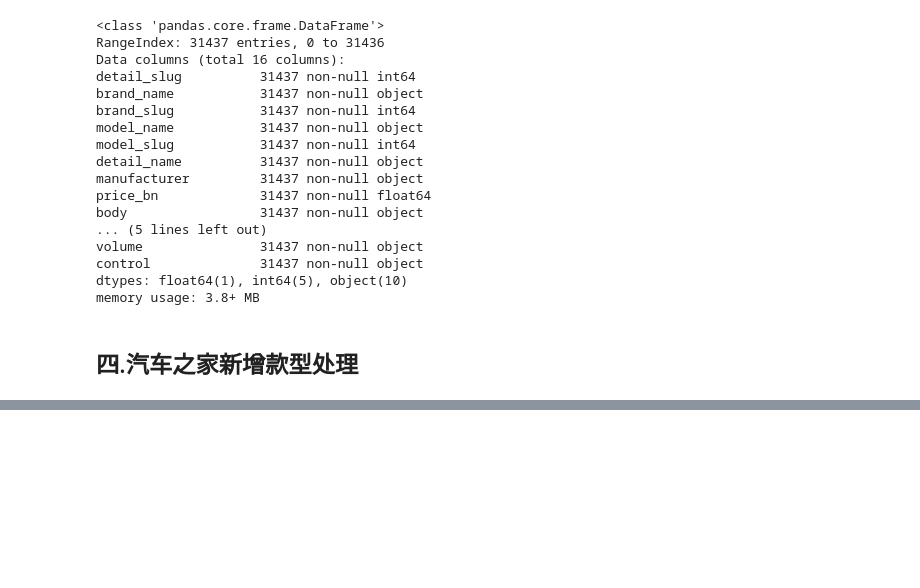
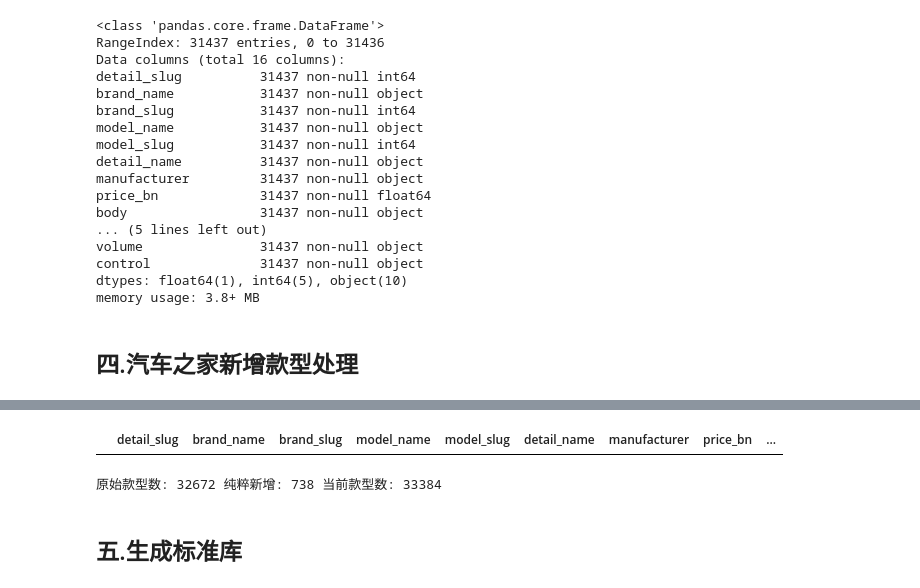
Before and after one commit to dj-lei/detail_match, a Jupyter notebook: jupyter/car_autohome_process.ipynb, the cells around one changed output, grey strips where cells are left out. Drawn from its saved outputs; the diff is of its cells as text; code cells hidden in the pictures; blank space fills up the shorter version.

```diff
--- a/jupyter/car_autohome_process.ipynb
+++ b/jupyter/car_autohome_process.ipynb
@@ -21,7 +21,7 @@ def delete_useless_char(df):
     text = text.replace(';','')
     return text
 
-f = open("../tmp/train/20190313.car.info.json", encoding='utf-8')
+f = open("../tmp/train/car.info.json", encoding='utf-8')
 count = 0
 final = pd.DataFrame()
 for text_json in f.readlines():
@@ -106,30 +106,19 @@ for text_json in f.readlines():
     config = detail.pop('result')
     configitems = config['configitems']
     paramitems = config['paramitems']
-#     result['configitems'] = str(configitems)
-#     result['paramitems'] = str(paramitems)
 
-    for i in range(0, len(paramitems)):
-        param_temp = pd.DataFrame(paramitems[i])
-        for j in range(0, len(param_temp)):
-            k = param_temp.loc[j,'items']
-            temp = pd.DataFrame(k['modelexcessids'])
-            temp = temp.rename(columns={'value':k['name']})
-            result = result.merge(temp, how='left', on=['id'])
+    param = pd.DataFrame(dict(zip(re.findall('(?<=\'name\': \').*?(?=\')',str(paramitems)), re.findall('(?<=\'value\': \').*?(?=\')',str(paramitems)))),index=[0])
+    param['id'] = detail['specid']
+    result = result.merge(param,how='left',on=['id'])
 
-#     for i in range(0, len(configitems)):
-#         config_temp = pd.DataFrame(configitems[i])
-#         for j in range(0, len(config_temp)):
-#             k = config_temp.loc[j,'items']
-#             temp = pd.DataFrame(k['modelexcessids'])
-#             temp['value'] = temp.apply(delete_useless_char,axis=1)
-#             temp = temp.rename(columns={'value':k['name']})
-#             result = result.merge(temp, how='left', on=['id'])
+    config = pd.DataFrame([re.findall('(?<=\'value\': \').*?(?=\')',str(configitems))],columns=re.findall('(?<=\'name\': \').*?(?=\')',str(configitems)))
+    config['id'] = detail['specid']
+    result = result.merge(config,how='left',on=['id'])
 
     count = count + 1
     print(count,'combine',detail['type'])
 
-    final = final.append(result,sort=False)
-    final.reset_index(inplace=True, drop=True)
+    final = final.append(result,sort=False).reset_index(drop=True)
+
 final.to_csv('../tmp/train/car_autohome_stop.csv', index=False)
 # %% [output]
@@ -371,0 +328,18 @@ for text_json in f.readlines():
+# %%
+car_autohome_all.loc[(car_autohome_all['model_name'].isnull()),:]
+# %% [output]
+|  | detail_slug | brand_name | brand_slug | model_name | model_slug | detail_name | manufacturer | price_bn | ... |
+# %%
+only_new.to_csv('../tmp/train/add_new_detail.csv', index=False)
+only_new.to_csv('/home/ml/ProgramProjects/evaluation-predict/tmp/train/add_new_detail.csv', index=False)
+
+car_autohome_all['model_name'] = car_autohome_all['model_name'].fillna('富康ES500')
+car_autohome_all.to_csv('../tmp/train/car_autohome_all.csv', index=False)
+car_autohome_all.to_csv('../tmp/train/car_autohome_all_' + datetime.datetime.now().strftime("%Y-%m-%d") + '.csv', index=False)
+car_autohome_all.to_csv('/home/ml/ProgramProjects/evaluation-predict/tmp/train/car_autohome_all.csv', index=False)
+
+print('原始款型数:',len(origin_car_autohome_all), '纯粹新增:',len(only_new), '当前款型数:', len(car_autohome_all))
+# %% [output]
+原始款型数: 32672 纯粹新增: 738 当前款型数: 33384
+# %% [markdown]
+## 五.生成标准库
```
Also changed, not shown: parts of 7 cells of this notebook, 6 other files.
